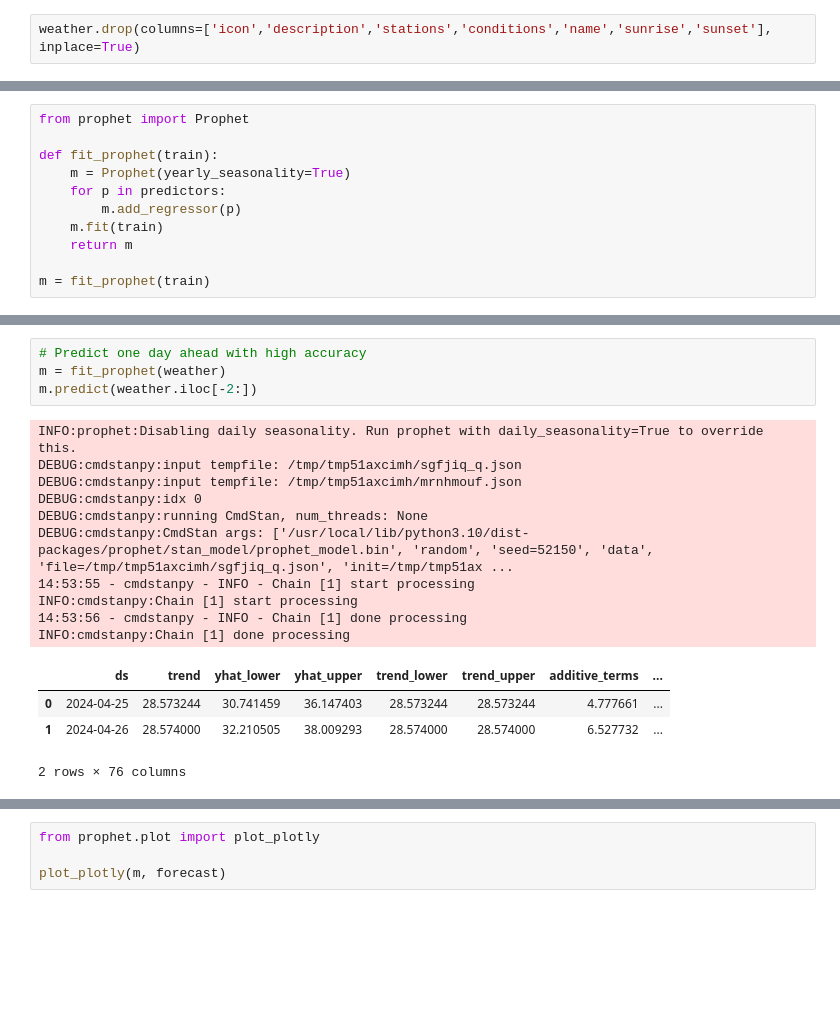
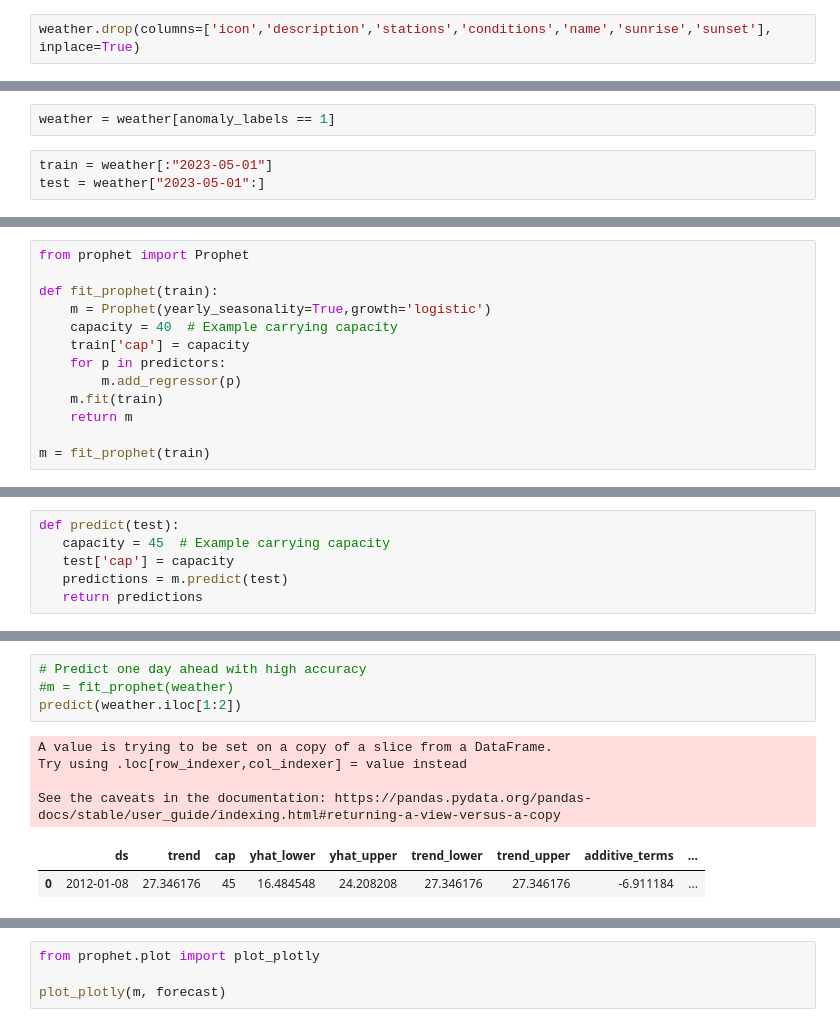
Before and after one commit to 22022658NguyenTienKhoi/13-Weather-Forecast, a Jupyter notebook: untitled1.ipynb, the cells around one changed output, grey strips where cells are left out. Cells and saved outputs as stored; diff of their text form; blank space fills up the shorter version.

```diff
--- a/untitled1.ipynb
+++ b/untitled1.ipynb
@@ -139,3 +133,8 @@ train = train[anomaly_labels1 == 1]
+# %%
+weather = weather[anomaly_labels == 1]
+# %%
+train = weather[:"2023-05-01"]
+test = weather["2023-05-01":]
 # %%
 train
 # %% [output]
@@ -157,7 +156,9 @@ train
 from prophet import Prophet
 
 def fit_prophet(train):
-    m = Prophet(yearly_seasonality=True)
+    m = Prophet(yearly_seasonality=True,growth='logistic')
+    capacity = 40  # Example carrying capacity
+    train['cap'] = capacity
     for p in predictors:
         m.add_regressor(p)
     m.fit(train)
@@ -177,2 +183,8 @@ INFO:cmdstanpy:Chain [1] start processing
 INFO:cmdstanpy:Chain [1] done processing
+# %%
+def predict(test):
+   capacity = 45  # Example carrying capacity
+   test['cap'] = capacity
+   predictions = m.predict(test)
+   return predictions
 # %%
@@ -283,22 +299,14 @@ cv[["y", "yhat"]][-365:].plot()
 # %%
 # Predict one day ahead with high accuracy
-m = fit_prophet(weather)
-m.predict(weather.iloc[-2:])
+#m = fit_prophet(weather)
+predict(weather.iloc[1:2])
 # %% [output]
-INFO:prophet:Disabling daily seasonality. Run prophet with daily_seasonality=True to override this.
-DEBUG:cmdstanpy:input tempfile: /tmp/tmp51axcimh/sgfjiq_q.json
-DEBUG:cmdstanpy:input tempfile: /tmp/tmp51axcimh/mrnhmouf.json
-DEBUG:cmdstanpy:idx 0
-DEBUG:cmdstanpy:running CmdStan, num_threads: None
-DEBUG:cmdstanpy:CmdStan args: ['/usr/local/lib/python3.10/dist-packages/prophet/stan_model/prophet_model.bin', 'random', 'seed=52150', 'data', 'file=/tmp/tmp51axcimh/sgfjiq_q.json', 'init=/tmp/tmp51ax ...
-14:53:55 - cmdstanpy - INFO - Chain [1] start processing
-INFO:cmdstanpy:Chain [1] start processing
-14:53:56 - cmdstanpy - INFO - Chain [1] done processing
-INFO:cmdstanpy:Chain [1] done processing
+A value is trying to be set on a copy of a slice from a DataFrame.
+Try using .loc[row_indexer,col_indexer] = value instead
+
+See the caveats in the documentation: https://pandas.pydata.org/pandas-docs/stable/user_guide/indexing.html#returning-a-view-versus-a-copy
-|  | ds | trend | yhat_lower | yhat_upper | trend_lower | trend_upper | additive_terms | ... |
-| 0 | 2024-04-25 | 28.573244 | 30.741459 | 36.147403 | 28.573244 | 28.573244 | 4.777661 | ... |
-| 1 | 2024-04-26 | 28.574000 | 32.210505 | 38.009293 | 28.574000 | 28.574000 | 6.527732 | ... |
+|  | ds | trend | cap | yhat_lower | yhat_upper | trend_lower | trend_upper | additive_terms | ... |
+| 0 | 2012-01-08 | 27.346176 | 45 | 16.484548 | 24.208208 | 27.346176 | 27.346176 | -6.911184 | ... |
-2 rows × 76 columns
 # %%
 # Predict multiple days ahead with lower accuracy
 m = Prophet()
```
Also changed, not shown: parts of 19 cells of this notebook.
